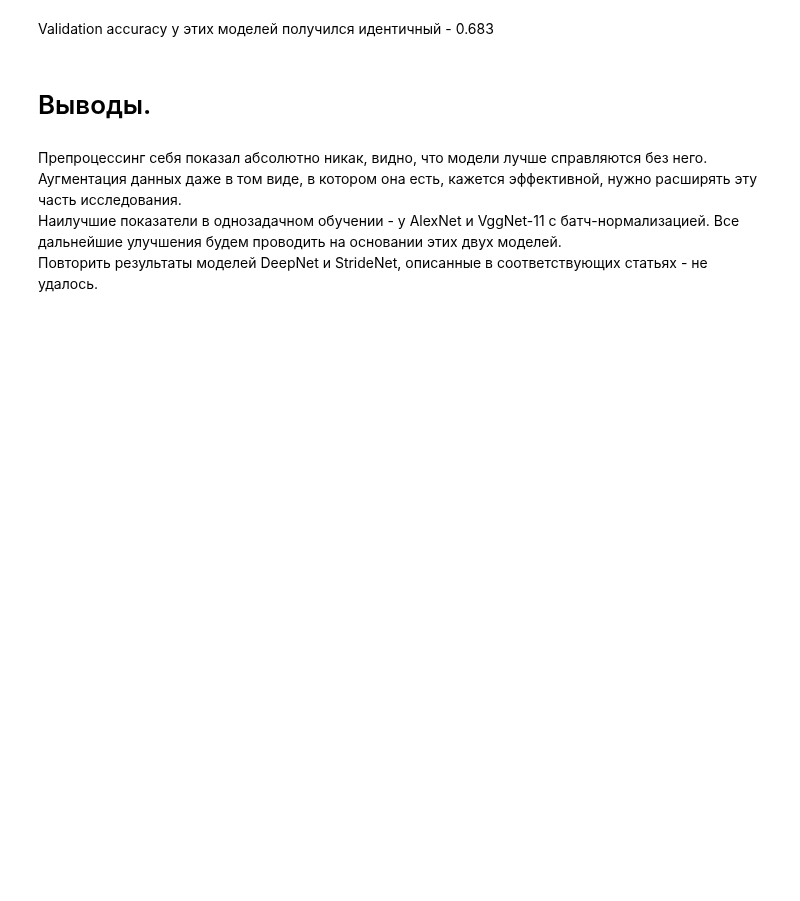
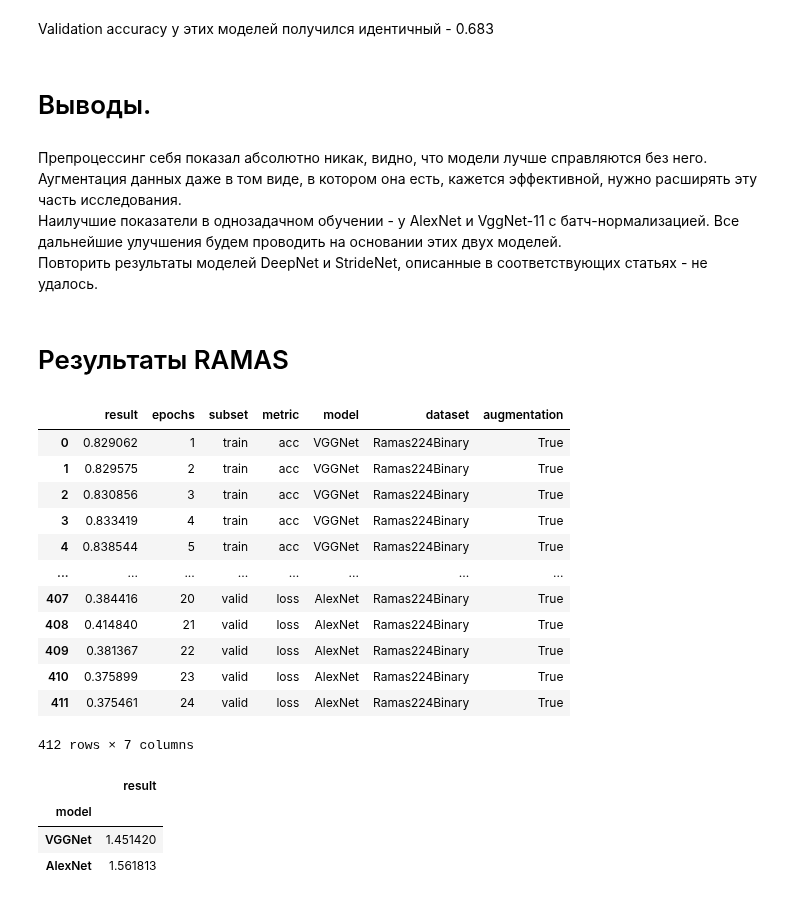
Before and after one commit to iamryabinov/SER_neuro, a Jupyter notebook: interpret_results.ipynb, the cells around one changed output. Drawn from its saved outputs; the diff is of its cells as text; code cells hidden in the pictures; blank space fills up the shorter version.

```diff
--- a/interpret_results.ipynb
+++ b/interpret_results.ipynb
@@ -221,3 +221,22 @@ Validation accuracy у этих моделей получился идентич
 Препроцессинг себя показал абсолютно никак, видно, что модели лучше справляются без него. Аугментация данных даже в том виде, в котором она есть, кажется эффективной, нужно расширять эту часть исследования.<br>
 Наилучшие показатели в однозадачном обучении - у AlexNet и VggNet-11 c батч-нормализацией. Все дальнейшие улучшения будем проводить на основании этих двух моделей. <br>
 Повторить результаты моделей DeepNet и StrideNet, описанные в соответствующих статьях - не удалось.
+# %% [markdown]
+# Результаты RAMAS
+# %%
+df = pd.read_csv(os.path.join(RESULTS_FOLDER, 'ramas_all_results.csv'), delimiter=';')
+df
+# %% [output]
+|  | result | epochs | subset | metric | model | dataset | augmentation |
+| 0 | 0.829062 | 1 | train | acc | VGGNet | Ramas224Binary | True |
+| 1 | 0.829575 | 2 | train | acc | VGGNet | Ramas224Binary | True |
+| 2 | 0.830856 | 3 | train | acc | VGGNet | Ramas224Binary | True |
+| 3 | 0.833419 | 4 | train | acc | VGGNet | Ramas224Binary | True |
+| 4 | 0.838544 | 5 | train | acc | VGGNet | Ramas224Binary | True |
+| ... | ... | ... | ... | ... | ... | ... | ... |
+| 407 | 0.384416 | 20 | valid | loss | AlexNet | Ramas224Binary | True |
+| 408 | 0.414840 | 21 | valid | loss | AlexNet | Ramas224Binary | True |
+| 409 | 0.381367 | 22 | valid | loss | AlexNet | Ramas224Binary | True |
+| 410 | 0.375899 | 23 | valid | loss | AlexNet | Ramas224Binary | True |
+| 411 | 0.375461 | 24 | valid | loss | AlexNet | Ramas224Binary | True |
+412 rows × 7 columns
@@ -223,0 +246,10 @@ Validation accuracy у этих моделей получился идентич
+# %%
+val_losses = descrete.loc[(descrete['metric'] == 'loss') & (descrete['subset'] == 'valid')]
+best_results = val_losses.groupby('model').min().sort_values('result')
+best_results.drop(best_results.columns.tolist()[1:], axis=1, inplace=True)
+best_results
+# %% [output]
+|  | result |
+| model |  |
+| VGGNet | 1.451420 |
+| AlexNet | 1.561813 |
```
Also changed, not shown: parts of 6 cells of this notebook, 6 other files.
